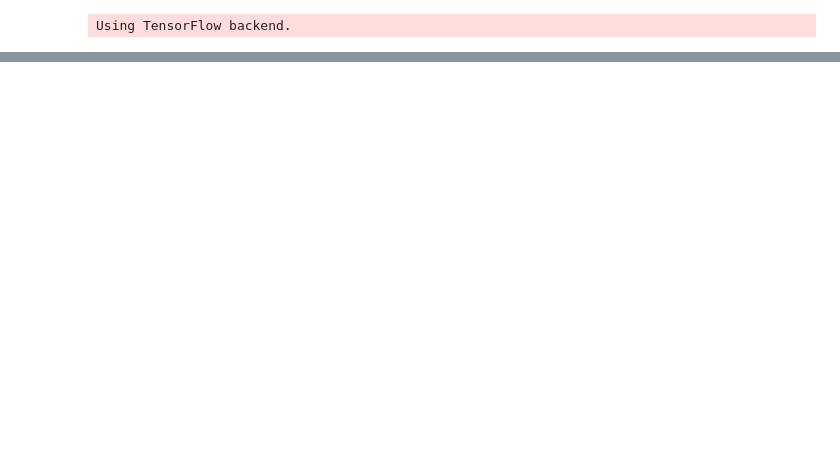
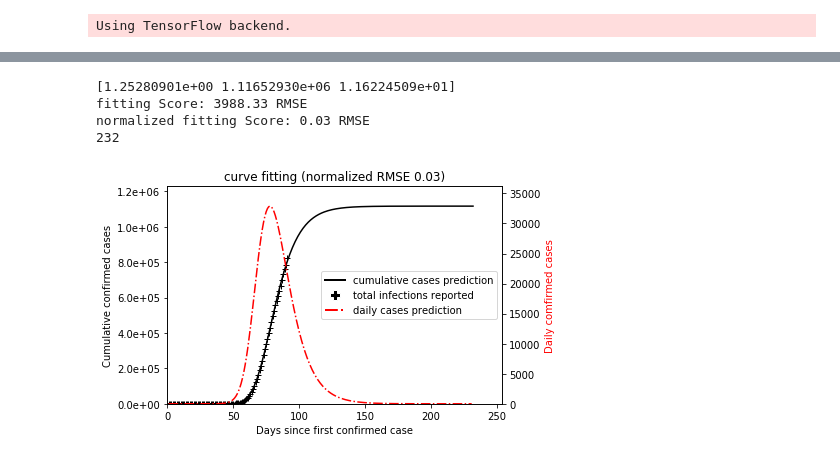
Before and after one commit to zhuowenzhao/COVID19-prediction, a Jupyter notebook: covid_slim.ipynb, the cells around one changed output, grey strips where cells are left out. Drawn from its saved outputs; the diff is of its cells as text; code cells hidden in the pictures; blank space fills up the shorter version.

```diff
--- a/covid_slim.ipynb
+++ b/covid_slim.ipynb
@@ -101,0 +122,53 @@ plt.show()
+# %%
+from scipy.optimize import curve_fit
+
+
+def func(t,x0,xt,tau):
+    return np.exp(np.log(xt)/(1+(np.log(xt)/np.log(x0)-1)*np.exp(-t/tau)))
+
+
+popt, pcov = curve_fit(func,days_cum_usa,usa_cum, bounds=([1.001,usa_cum[-1],1e-3], [1000,usa_cum[-1]*1e3, 1e3]))
+print(popt)
+
+fitting_data = func(days_cum_usa,*popt)
+# calculate root mean squared error
+Score = math.sqrt(mean_squared_error(usa_cum, fitting_data))
+print('fitting Score: %.2f RMSE' % (Score))
+print('normalized fitting Score: %.2f RMSE' % (Score/np.mean(usa_cum)))
+
+
+func_days = np.arange(1,popt[2]*20,1)
+func_predict = func(func_days,*popt)
+print(len(func_predict))
+deltas_func = get_deltas(func_predict)
+days_delta_func = np.arange(1,len(deltas_func)+1,1)
+
+fig, ax1 = plt.subplots()
+ax1.plot(func_days, func_predict, 'k-')
+ax1.plot(days_cum_usa, usa_cum, 'k+')
+ax2 = ax1.twinx()
+ax2.plot(days_delta_func, deltas_func, 'r-.')
+
+ax1.set_xlabel('Days since first confirmed case')
+ax1.set_ylabel('Cumulative confirmed cases', color='k')
+ax2.set_ylabel('Daily comfirmed cases', color='r')
+ax1.set_xlim(0,max(days_delta_func)*1.1)
+ax1.set_ylim(0,max(func_predict)*1.1)
+ax2.set_ylim(0,max(deltas_func)*1.1)
+ax1.set_title('curve fitting (normalized RMSE {0:.2f})'.format(Score/np.mean(usa_cum)))
+ax1.yaxis.set_major_formatter(ticker.FormatStrFormatter('%.1e'))
+
+legend_elements = [Line2D([0], [0], color='k', lw=2, label='cumulative cases prediction'),
+                   Line2D([0], [0], marker='P', color='w', markerfacecolor='k', markersize=10,label='total infections reported'),
+                   Line2D([0], [0], color='r',linestyle='-.', lw=2, label='daily cases prediction')]
+
+ax1.legend(handles=legend_elements, loc='center right')
+fig.savefig("death_fitting_prediction.pdf", bbox_inches='tight')
+
+plt.show()
+# %% [output]
+[1.25280901e+00 1.11652930e+06 1.16224509e+01]
+fitting Score: 3988.33 RMSE
+normalized fitting Score: 0.03 RMSE
+232
+[figure, added]
```
Also changed, not shown: parts of 9 cells of this notebook.
